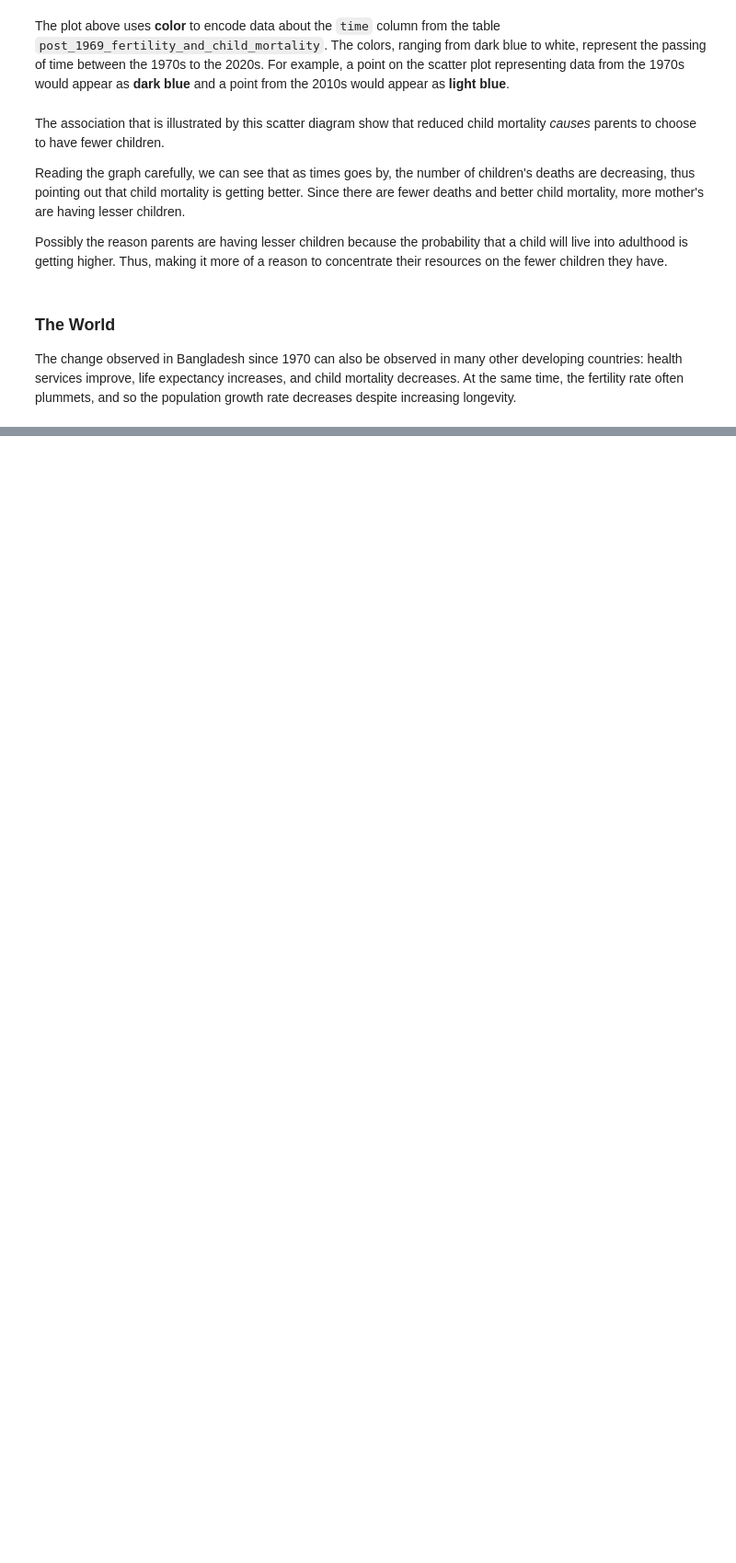
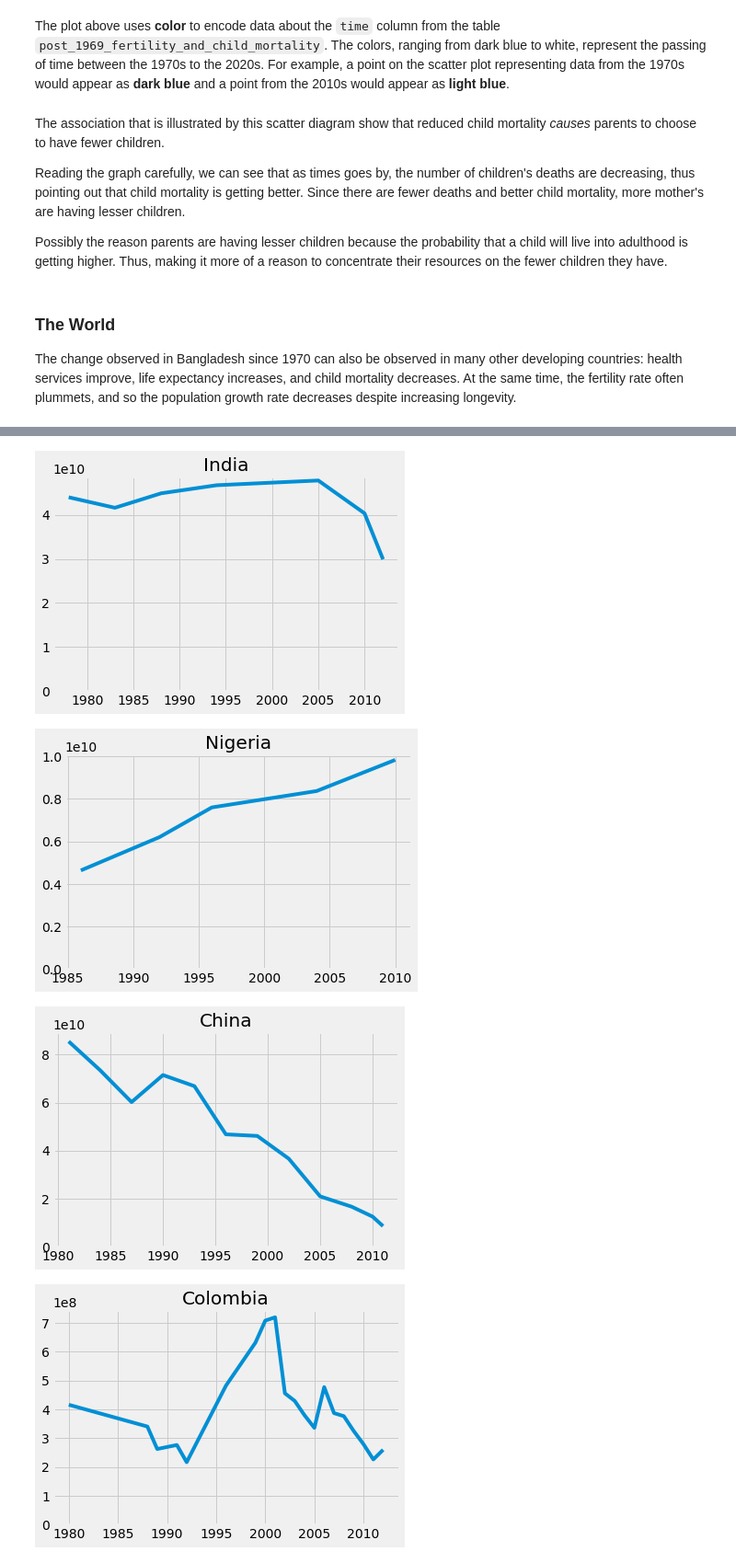
Before and after one commit to micahelinor/Data_Science, a Jupyter notebook: Projects/World_Progress/World_Progress.ipynb, the cells around one changed output, grey strips where cells are left out. Shown: that part at 92% size. Cells and saved outputs as stored; diff of their text form; code cells hidden in the pictures; blank space fills up the shorter version.

```diff
--- a/Projects/World_Progress/World_Progress.ipynb
+++ b/Projects/World_Progress/World_Progress.ipynb
@@ -235,0 +400,5 @@ The change observed in Bangladesh since 1970 can also be observed in many other
+# %%
+population = Table.read_table('population.csv')
+countries = Table.read_table('countries.csv').where('country', are.contained_in(population.group('geo').column('geo')))
+poverty = Table.read_table('poverty.csv')
+poverty.show(3)
@@ -235,0 +413,7 @@ The change observed in Bangladesh since 1970 can also be observed in many other
+# %%
+def first(values):
+    return values.item(0)
+
+latest_poverty = poverty.sort("time", descending=True).group("geo", first)
+latest_poverty = latest_poverty.relabeled(0, 'geo').relabeled(1, 'time').relabeled(2, 'poverty_percent') # You should *not* change this line.
+latest_poverty
@@ -235,0 +545,14 @@ The change observed in Bangladesh since 1970 can also be observed in many other
+# %%
+def poverty_timeline(country):
+    '''Draw a timeline of people living in extreme poverty in a country.'''
+    poverty_table = poverty.join(["geo", "time"], population, ["geo", "time"])
+    poverty_table = countries.select("country", "name").join("country", poverty_table, "geo")
+    poverty_table = poverty_table.drop("country").relabel("extreme_poverty_percent_people_below_125_a_day", "poverty_percent")
+    poverty_table = poverty_table.with_column("poverty_total", poverty_table.column("poverty_percent") * poverty_table.column("population_total"))
+    poverty_table = poverty_table.select("name", "time", "poverty_total").where("name", are.equal_to(country))
+    poverty_table = poverty_table.drop('name')
+    poverty_table = np.round(poverty_table.set_format('poverty_total', NumberFormatter))
+    plots.plot("time", "poverty_total", data=poverty_table)
+    plots.title(country)
+    plots.ylim(bottom=0)
+    plots.show()
@@ -235,0 +561,11 @@ The change observed in Bangladesh since 1970 can also be observed in many other
+# %%
+poverty_timeline('India')
+poverty_timeline('Nigeria')
+poverty_timeline('China')
+poverty_timeline('Colombia')
+poverty_timeline('United States')
+# %% [output]
+[figure, added]
+[figure, added]
+[figure, added]
+[figure, added]
```
Also changed, not shown: parts of 52 cells of this notebook.
